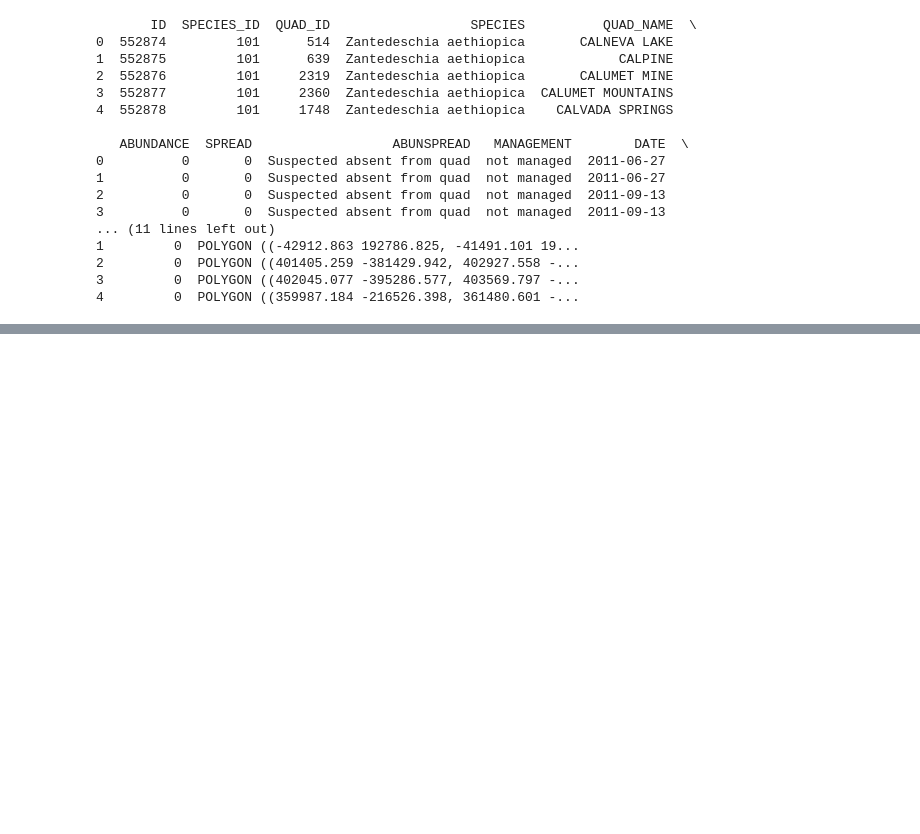
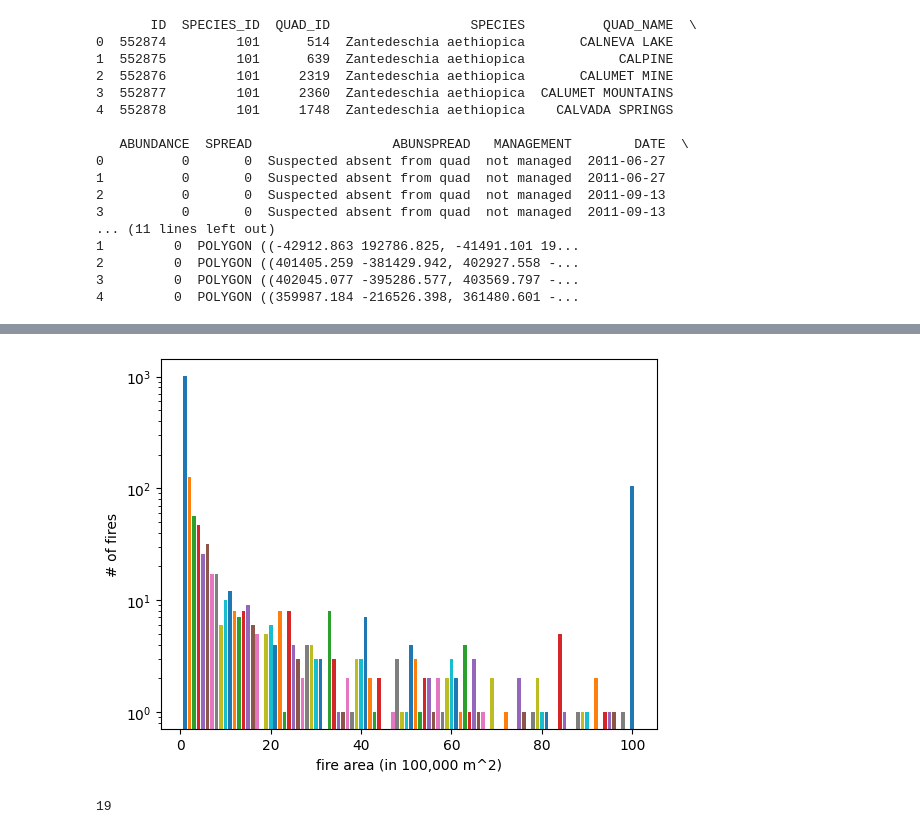
Before and after one commit to Ljosha/Fire_Plants, a Jupyter notebook: test_shapefile.ipynb, the cells around one changed output, grey strips where cells are left out. Saved outputs shown, nothing was run; the diff lists cells and outputs as text; code cells hidden in the pictures; blank space fills up the shorter version.

```diff
--- a/test_shapefile.ipynb
+++ b/test_shapefile.ipynb
@@ -80,0 +68,17 @@ plt.show()
+# %%
+intersection["area"] = intersection.geometry.area
+
+
+reigons = [i*(100000) for i in range(101)]
+
+
+for i in range(1, 101):
+    plt.bar(i, len(intersection[intersection["area"]<=reigons[i]][intersection["area"]>reigons[i-1]]))
+plt.bar(i, len(intersection[intersection["area"]>reigons[-1]]))
+
+plt.xlabel("fire area (in 100,000 m^2)")
+plt.ylabel("# of fires")
+plt.yscale("log")
+plt.show()
+# %% [output]
+[figure, added]
@@ -80,0 +97,4 @@ plt.show()
+# %%
+species_fire_count[0]
+# %% [output]
+19
```
Also changed, not shown: parts of 17 cells of this notebook.
